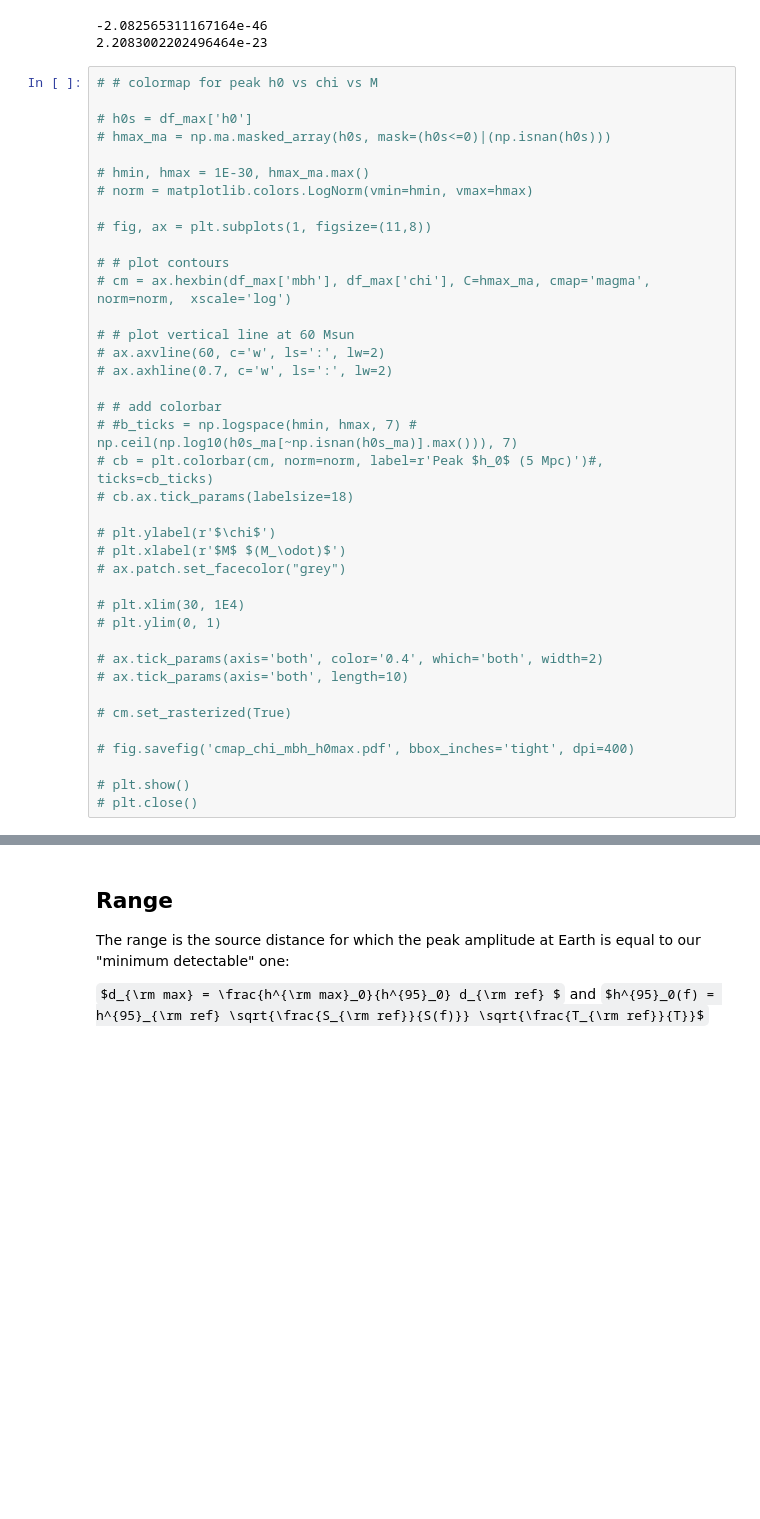
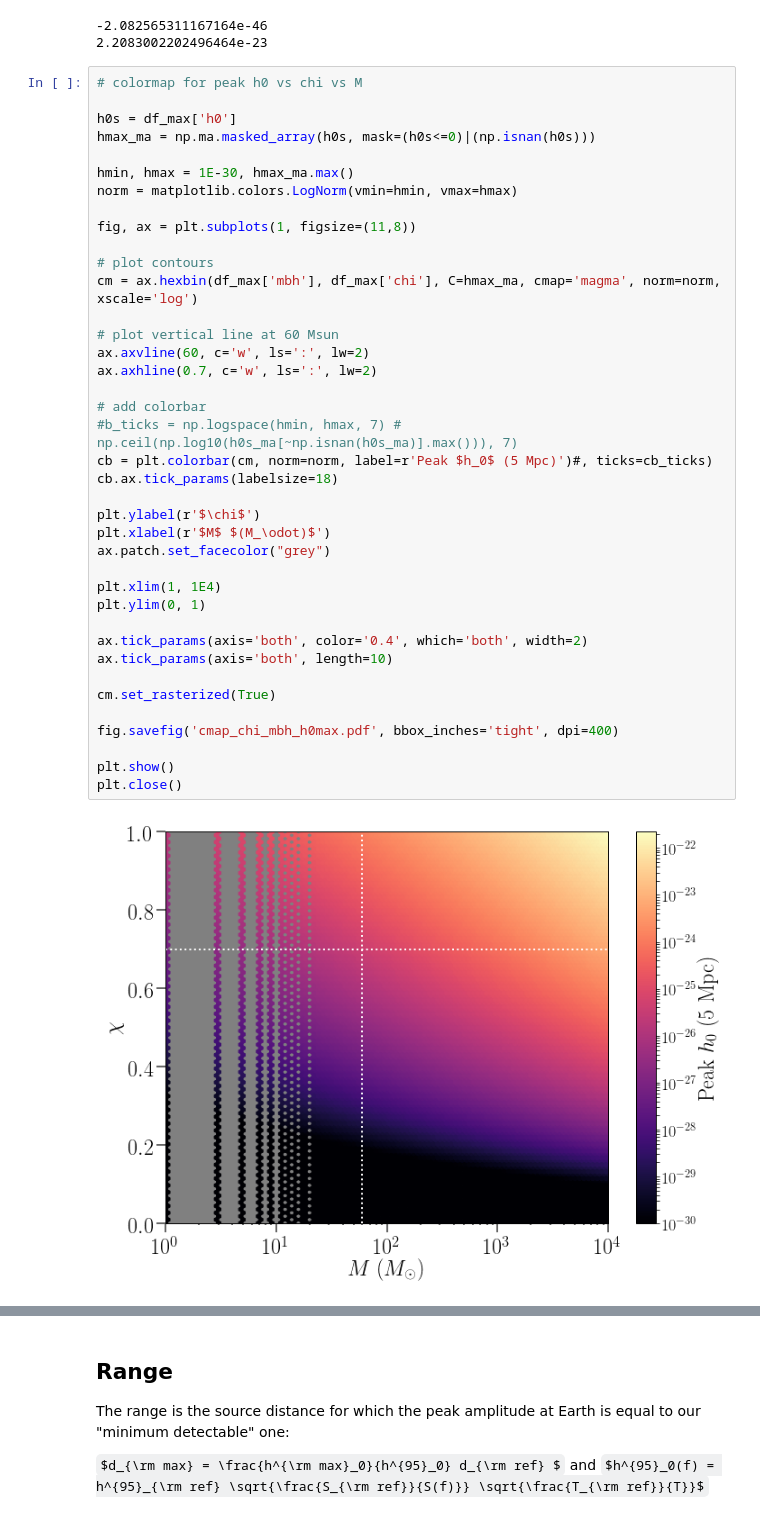
Before and after one commit to maxisi/gwaxion, a Jupyter notebook: examples/range.ipynb, the cells around one changed output, grey strips where cells are left out. Cells and saved outputs as stored; diff of their text form; some formulas as TeX source; blank space fills up the shorter version.

```diff
--- a/examples/range.ipynb
+++ b/examples/range.ipynb
@@ -79,42 +78,44 @@ print h0_bound.max()
 -2.082565311167164e-46
 2.2083002202496464e-23
 # %%
-# # colormap for peak h0 vs chi vs M
+# colormap for peak h0 vs chi vs M
 
-# h0s = df_max['h0']
-# hmax_ma = np.ma.masked_array(h0s, mask=(h0s<=0)|(np.isnan(h0s)))
+h0s = df_max['h0']
+hmax_ma = np.ma.masked_array(h0s, mask=(h0s<=0)|(np.isnan(h0s)))
 
-# hmin, hmax = 1E-30, hmax_ma.max()
-# norm = matplotlib.colors.LogNorm(vmin=hmin, vmax=hmax)
+hmin, hmax = 1E-30, hmax_ma.max()
+norm = matplotlib.colors.LogNorm(vmin=hmin, vmax=hmax)
 
-# fig, ax = plt.subplots(1, figsize=(11,8))
+fig, ax = plt.subplots(1, figsize=(11,8))
 
-# # plot contours
-# cm = ax.hexbin(df_max['mbh'], df_max['chi'], C=hmax_ma, cmap='magma', norm=norm,  xscale='log')
+# plot contours
+cm = ax.hexbin(df_max['mbh'], df_max['chi'], C=hmax_ma, cmap='magma', norm=norm,  xscale='log')
 
-# # plot vertical line at 60 Msun
-# ax.axvline(60, c='w', ls=':', lw=2)
-# ax.axhline(0.7, c='w', ls=':', lw=2)
+# plot vertical line at 60 Msun
+ax.axvline(60, c='w', ls=':', lw=2)
+ax.axhline(0.7, c='w', ls=':', lw=2)
 
-# # add colorbar
-# #b_ticks = np.logspace(hmin, hmax, 7) # np.ceil(np.log10(h0s_ma[~np.isnan(h0s_ma)].max())), 7)
-# cb = plt.colorbar(cm, norm=norm, label=r'Peak $h_0$ (5 Mpc)')#, ticks=cb_ticks)
-# cb.ax.tick_params(labelsize=18)
+# add colorbar
+#b_ticks = np.logspace(hmin, hmax, 7) # np.ceil(np.log10(h0s_ma[~np.isnan(h0s_ma)].max())), 7)
+cb = plt.colorbar(cm, norm=norm, label=r'Peak $h_0$ (5 Mpc)')#, ticks=cb_ticks)
+cb.ax.tick_params(labelsize=18)
 
-# plt.ylabel(r'$\chi$')
-# plt.xlabel(r'$M$ $(M_\odot)$')
-# ax.patch.set_facecolor("grey")
+plt.ylabel(r'$\chi$')
+plt.xlabel(r'$M$ $(M_\odot)$')
+ax.patch.set_facecolor("grey")
 
-# plt.xlim(30, 1E4)
-# plt.ylim(0, 1)
+plt.xlim(1, 1E4)
+plt.ylim(0, 1)
 
-# ax.tick_params(axis='both', color='0.4', which='both', width=2)
-# ax.tick_params(axis='both', length=10)
+ax.tick_params(axis='both', color='0.4', which='both', width=2)
+ax.tick_params(axis='both', length=10)
 
-# cm.set_rasterized(True)
+cm.set_rasterized(True)
 
-# fig.savefig('cmap_chi_mbh_h0max.pdf', bbox_inches='tight', dpi=400)
+fig.savefig('cmap_chi_mbh_h0max.pdf', bbox_inches='tight', dpi=400)
 
-# plt.show()
-# plt.close()
+plt.show()
+plt.close()
+# %% [output]
+[figure, added]
 # %%
```
Also changed, not shown: parts of 10 cells of this notebook, 2 other files.
